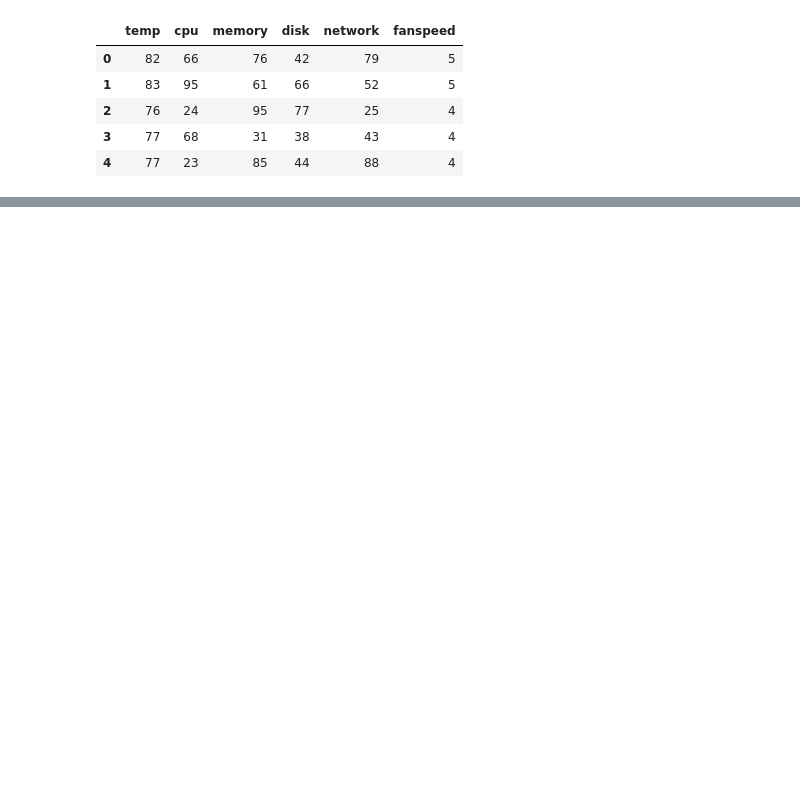
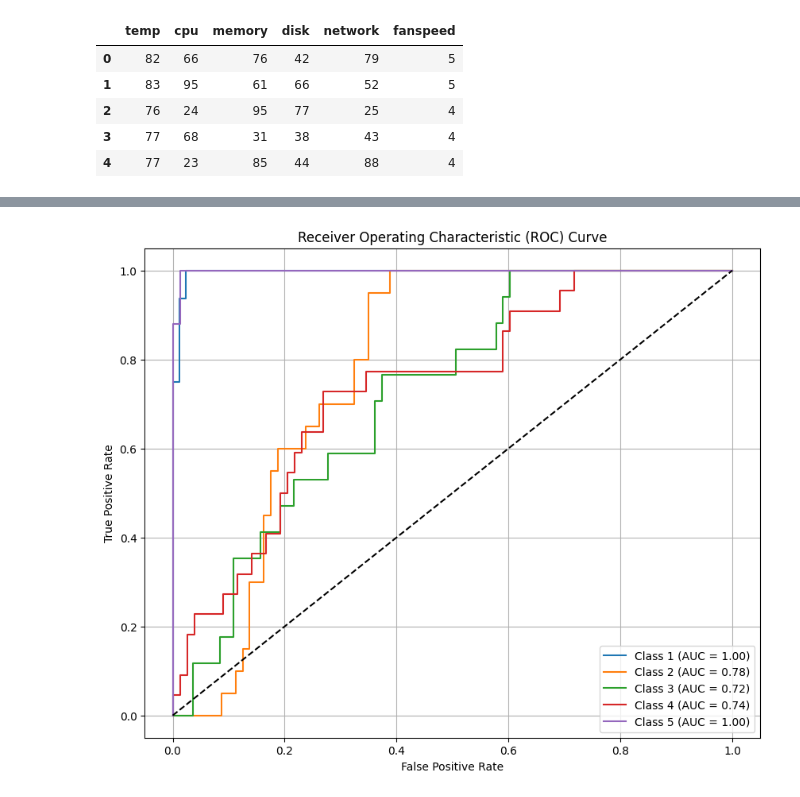
Before and after one commit to MuntasirMaruf/CVPR_B_MuntasirMaruf, a Jupyter notebook: Assignment_2_NN_22_46620_1.ipynb, the cells around one changed output, grey strips where cells are left out. Cells and saved outputs as stored; diff of their text form; code cells hidden in the pictures; blank space fills up the shorter version.

```diff
--- a/Assignment_2_NN_22_46620_1.ipynb
+++ b/Assignment_2_NN_22_46620_1.ipynb
@@ -259,0 +247,29 @@ roc_curve_per_class(Y_test_onehot, predictions_test_probabilities, num_classes)
+# %%
+from sklearn.metrics import roc_curve, auc
+from sklearn.preprocessing import label_binarize
+import matplotlib.pyplot as plt
+
+Y_val_binarized = label_binarize(val_true, classes=np.arange(num_classes))
+
+val_probabilities = NN.feedForward(X_val)
+
+fpr = dict()
+tpr = dict()
+roc_auc = dict()
+for i in range(num_classes):
+    fpr[i], tpr[i], _ = roc_curve(Y_val_binarized[:, i], val_probabilities[:, i])
+    roc_auc[i] = auc(fpr[i], tpr[i])
+
+plt.figure(figsize=(10, 8))
+for i in range(num_classes):
+    plt.plot(fpr[i], tpr[i], label=f'Class {i+1} (AUC = {roc_auc[i]:.2f})')
+
+plt.plot([0, 1], [0, 1], 'k--')
+plt.xlabel('False Positive Rate')
+plt.ylabel('True Positive Rate')
+plt.title('Receiver Operating Characteristic (ROC) Curve')
+plt.legend(loc='lower right')
+plt.grid(True)
+plt.show()
+# %% [output]
+[figure, added]
```
Also changed, not shown: parts of 16 cells of this notebook.
